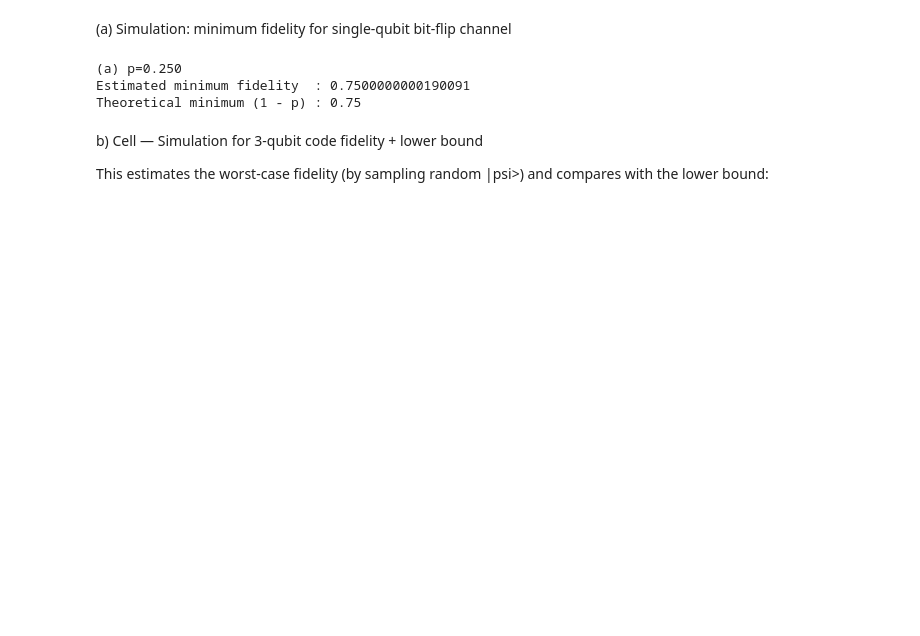
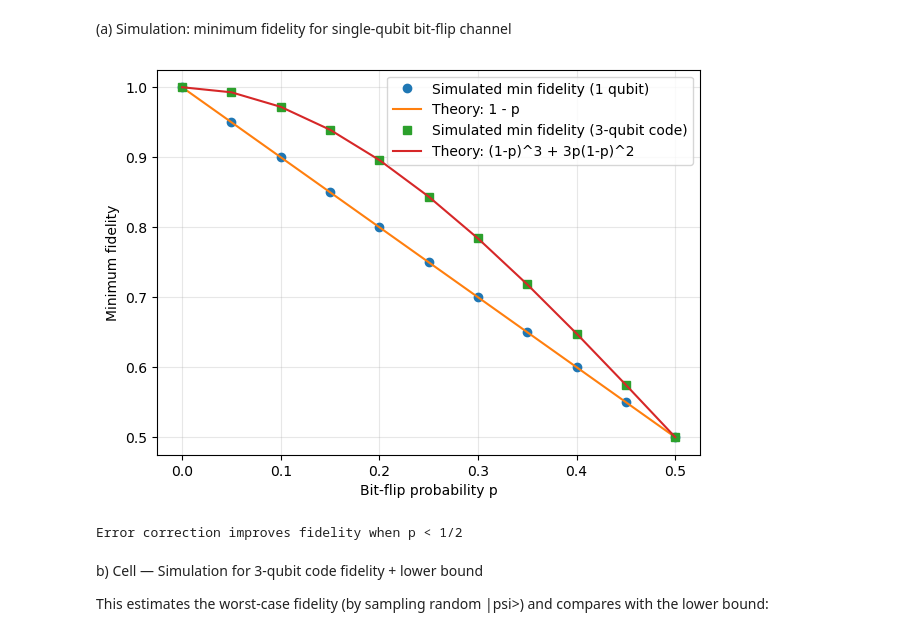
Before and after one commit to Abiyzelalem27/Quantum_Error_Corrections, a Jupyter notebook: 13_ex_QIT.ipynb, the cells around one changed output. Saved outputs shown, nothing was run; the diff lists cells and outputs as text; code cells hidden in the pictures; blank space fills up the shorter version.

```diff
--- a/13_ex_QIT.ipynb
+++ b/13_ex_QIT.ipynb
@@ -322,32 +219,43 @@ def lower_bound_bitflip3(p):
 # %% [markdown]
 (a) Simulation: minimum fidelity for single-qubit bit-flip channel
 # %%
-def simulate_a_min_fidelity(p, n_samples=30000, seed=0):
-    rng = np.random.default_rng(seed)
-    f_min = 1.0
-    psi_min = None
+import numpy as np
+import matplotlib.pyplot as plt
+import quantum_error_corrections as qec
 
-    for _ in range(n_samples):
-        psi = random_qubit_state(rng)
-        rho_out = bitflip_channel_rho_single(psi, p)
-        f = fidelity_pure_vs_rho(psi, rho_out)
-        if f < f_min:
-            f_min = f
-            psi_min = psi
+# values of p
+ps = np.linspace(0, 0.5, 11)
 
-    return f_min, psi_min
+sim_E1 = []
+sim_E3 = []
+theory_E1 = []
+theory_E3 = []
 
-# Demo
-p = 0.25
-fmin_est, psi_argmin = simulate_a_min_fidelity(p, n_samples=40000, seed=1)
+for p in ps:
+    sim_E1.append(qec.sample_min_fidelity(qec.E1_rho, p, n_samples=6000, seed=1))
+    sim_E3.append(qec.sample_min_fidelity(qec.E3_effective_rho, p, n_samples=6000, seed=2))
 
-print(f"(a) p={p:.3f}")
-print("Estimated minimum fidelity  :", fmin_est)
-print("Theoretical minimum (1 - p) :", 1 - p)
+    theory_E1.append(qec.min_fidelity_bitflip_channel(p))
+    theory_E3.append(qec.min_fidelity_three_qubit_code(p))
+
+# Plot
+plt.figure(figsize=(7,5))
+plt.plot(ps, sim_E1, "o", label="Simulated min fidelity (1 qubit)")
+plt.plot(ps, theory_E1, "-", label="Theory: 1 - p")
+
+plt.plot(ps, sim_E3, "s", label="Simulated min fidelity (3-qubit code)")
+plt.plot(ps, theory_E3, "-", label="Theory: (1-p)^3 + 3p(1-p)^2")
+
+plt.xlabel("Bit-flip probability p")
+plt.ylabel("Minimum fidelity")
+plt.grid(True, alpha=0.3)
+plt.legend()
+plt.show()
+
+print(qec.improvement_condition())
 # %% [output]
+[figure, added]
-(a) p=0.250
-Estimated minimum fidelity  : 0.7500000000190091
-Theoretical minimum (1 - p) : 0.75
+Error correction improves fidelity when p < 1/2
 # %% [markdown]
 b) Cell — Simulation for 3-qubit code fidelity + lower bound
 
```
Also changed, not shown: parts of 19 cells of this notebook, 3 other files.
